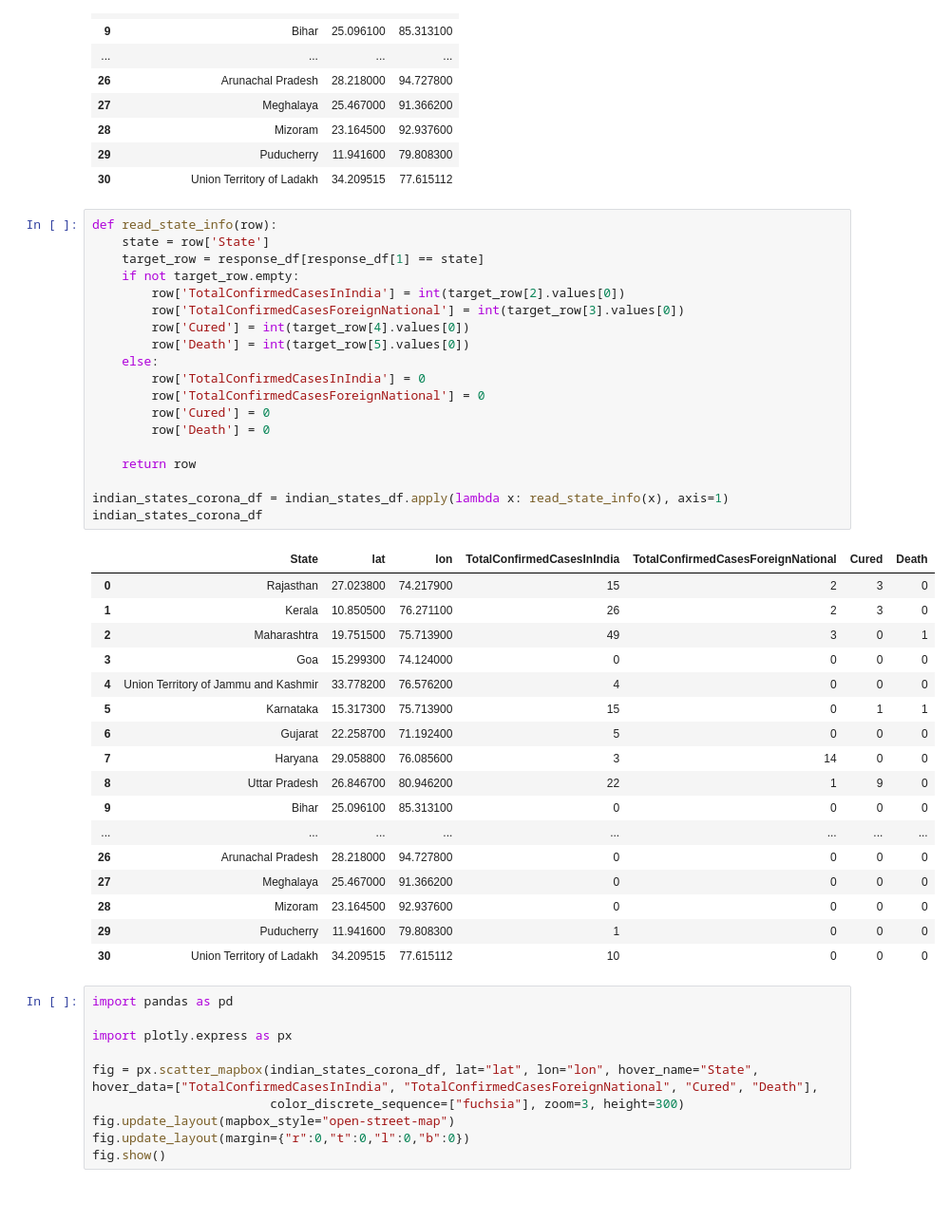
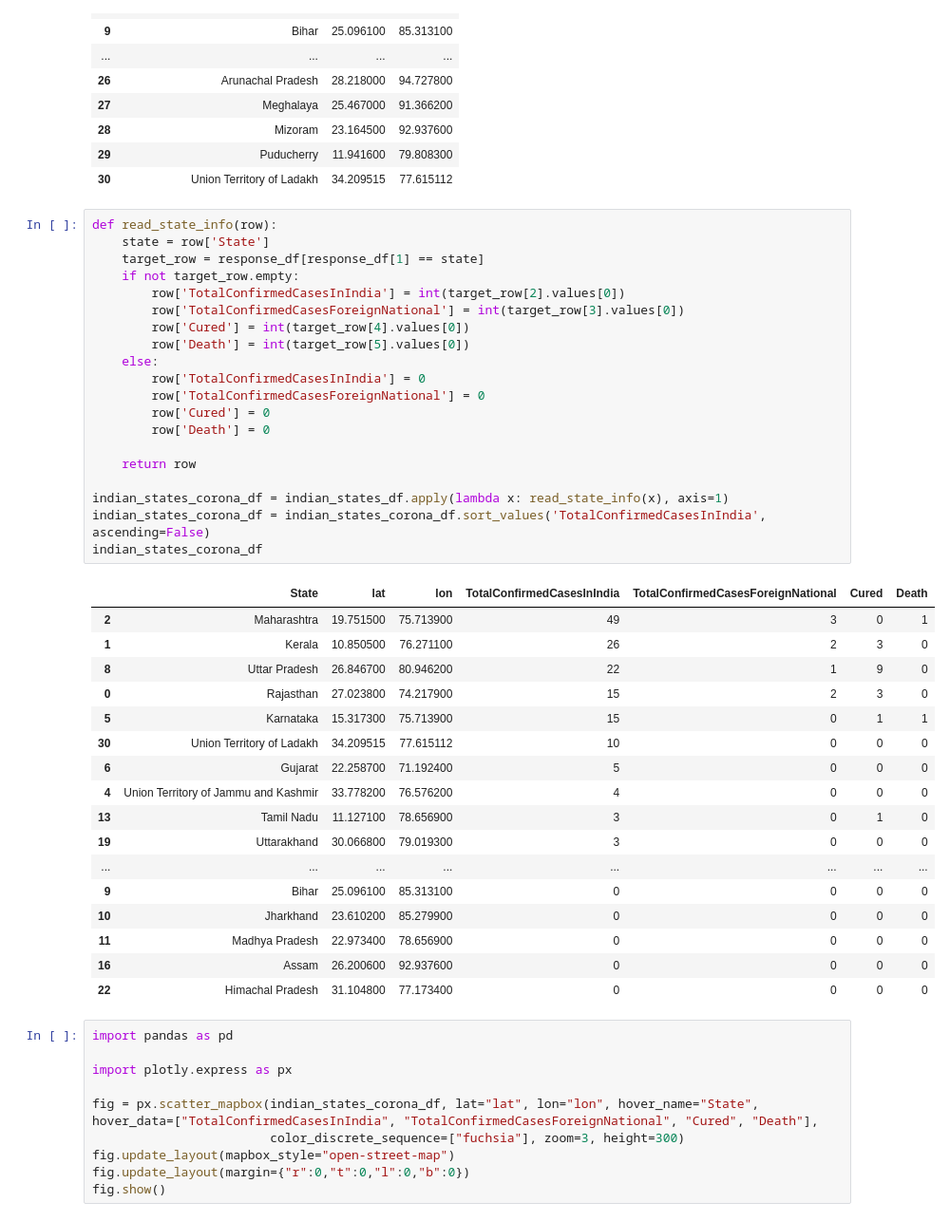
Before and after one commit to aniruddhakal/India-Covid-19-RestAPI, a Jupyter notebook: Notebooks/Plotting Data on Map.ipynb, the cells around one changed output. Shown: that part at 95% size. Saved outputs shown, nothing was run; the diff lists cells and outputs as text.

```diff
--- a/Notebooks/Plotting Data on Map.ipynb
+++ b/Notebooks/Plotting Data on Map.ipynb
@@ -40,40 +40,41 @@ indian_states_df
 # %%
 def read_state_info(row):
     state = row['State']
     target_row = response_df[response_df[1] == state]
     if not target_row.empty:
         row['TotalConfirmedCasesInIndia'] = int(target_row[2].values[0])
         row['TotalConfirmedCasesForeignNational'] = int(target_row[3].values[0])
         row['Cured'] = int(target_row[4].values[0])
         row['Death'] = int(target_row[5].values[0])
     else:
         row['TotalConfirmedCasesInIndia'] = 0
         row['TotalConfirmedCasesForeignNational'] = 0
         row['Cured'] = 0
         row['Death'] = 0
 
     return row
 
 indian_states_corona_df = indian_states_df.apply(lambda x: read_state_info(x), axis=1)
+indian_states_corona_df = indian_states_corona_df.sort_values('TotalConfirmedCasesInIndia', ascending=False)
 indian_states_corona_df
 # %% [output]
 |  | State | lat | lon | TotalConfirmedCasesInIndia | TotalConfirmedCasesForeignNational | Cured | Death |
+| 2 | Maharashtra | 19.751500 | 75.713900 | 49 | 3 | 0 | 1 |
+| 1 | Kerala | 10.850500 | 76.271100 | 26 | 2 | 3 | 0 |
+| 8 | Uttar Pradesh | 26.846700 | 80.946200 | 22 | 1 | 9 | 0 |
 | 0 | Rajasthan | 27.023800 | 74.217900 | 15 | 2 | 3 | 0 |
-| 1 | Kerala | 10.850500 | 76.271100 | 26 | 2 | 3 | 0 |
-| 2 | Maharashtra | 19.751500 | 75.713900 | 49 | 3 | 0 | 1 |
-| 3 | Goa | 15.299300 | 74.124000 | 0 | 0 | 0 | 0 |
+| 5 | Karnataka | 15.317300 | 75.713900 | 15 | 0 | 1 | 1 |
+| 30 | Union Territory of Ladakh | 34.209515 | 77.615112 | 10 | 0 | 0 | 0 |
+| 6 | Gujarat | 22.258700 | 71.192400 | 5 | 0 | 0 | 0 |
 | 4 | Union Territory of Jammu and Kashmir | 33.778200 | 76.576200 | 4 | 0 | 0 | 0 |
-| 5 | Karnataka | 15.317300 | 75.713900 | 15 | 0 | 1 | 1 |
-| 6 | Gujarat | 22.258700 | 71.192400 | 5 | 0 | 0 | 0 |
-| 7 | Haryana | 29.058800 | 76.085600 | 3 | 14 | 0 | 0 |
-| 8 | Uttar Pradesh | 26.846700 | 80.946200 | 22 | 1 | 9 | 0 |
+| 13 | Tamil Nadu | 11.127100 | 78.656900 | 3 | 0 | 1 | 0 |
+| 19 | Uttarakhand | 30.066800 | 79.019300 | 3 | 0 | 0 | 0 |
+| ... | ... | ... | ... | ... | ... | ... | ... |
 | 9 | Bihar | 25.096100 | 85.313100 | 0 | 0 | 0 | 0 |
-| ... | ... | ... | ... | ... | ... | ... | ... |
-| 26 | Arunachal Pradesh | 28.218000 | 94.727800 | 0 | 0 | 0 | 0 |
-| 27 | Meghalaya | 25.467000 | 91.366200 | 0 | 0 | 0 | 0 |
-| 28 | Mizoram | 23.164500 | 92.937600 | 0 | 0 | 0 | 0 |
-| 29 | Puducherry | 11.941600 | 79.808300 | 1 | 0 | 0 | 0 |
-| 30 | Union Territory of Ladakh | 34.209515 | 77.615112 | 10 | 0 | 0 | 0 |
+| 10 | Jharkhand | 23.610200 | 85.279900 | 0 | 0 | 0 | 0 |
+| 11 | Madhya Pradesh | 22.973400 | 78.656900 | 0 | 0 | 0 | 0 |
+| 16 | Assam | 26.200600 | 92.937600 | 0 | 0 | 0 | 0 |
+| 22 | Himachal Pradesh | 31.104800 | 77.173400 | 0 | 0 | 0 | 0 |
 # %%
 import pandas as pd
 
```
Also changed, not shown: parts of 2 cells of this notebook.
